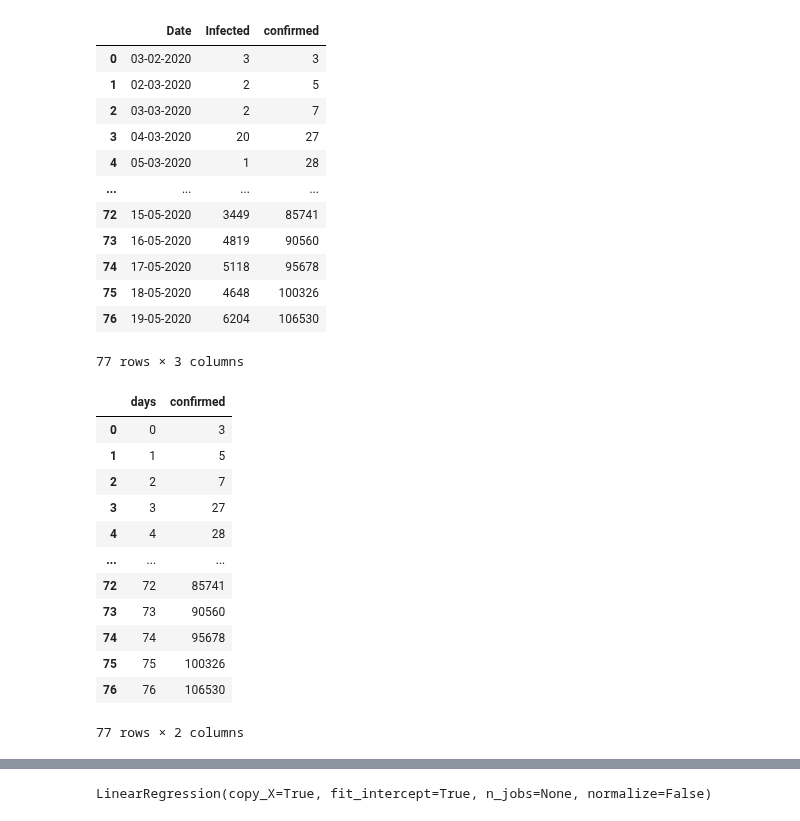
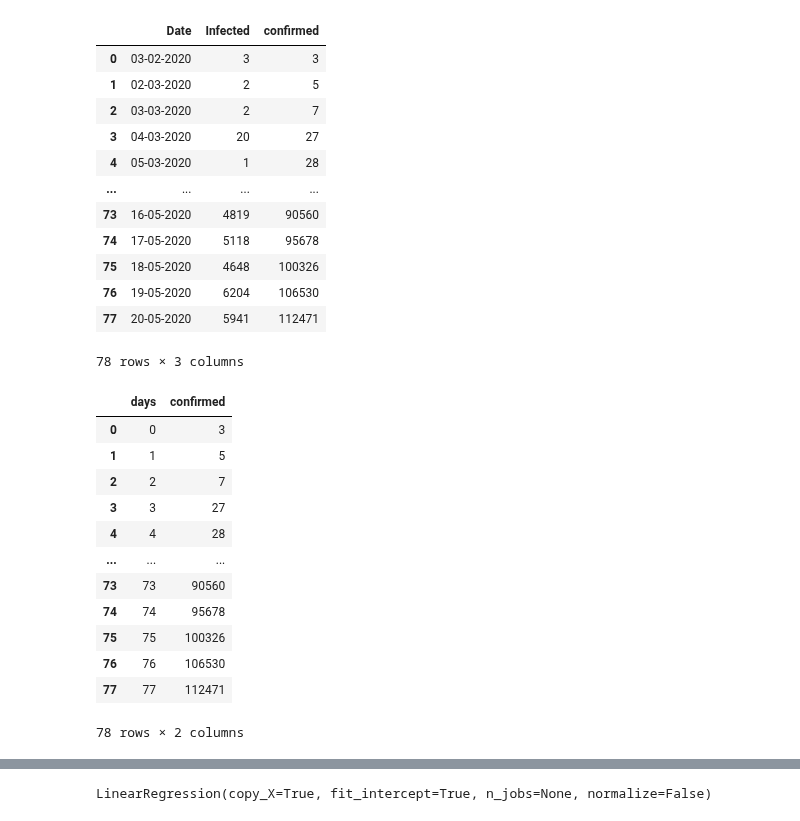
Before and after one commit to firefistKunal/DataScienceN00b, a Jupyter notebook: track_covid-19/query.ipynb, the cells around one changed output, grey strips where cells are left out. Saved outputs shown, nothing was run; the diff lists cells and outputs as text; code cells hidden in the pictures.

```diff
--- a/track_covid-19/query.ipynb
+++ b/track_covid-19/query.ipynb
@@ -6,27 +6,27 @@ from sklearn.linear_model import LinearRegression
 # %%
 df=pd.read_csv('covid-19(India).csv')
 #df['Date']=pd.to_datetime(df.Date)
 #df.sort_values(by='Date')
-data=df.groupby(['Date'], sort=False)['Infected'].agg(np.sum).reset_index()
-data['confirmed']=data['Infected'].cumsum()
-data
+dt=df.groupby(['Date'], sort=False)['Infected'].agg(np.sum).reset_index()
+dt['confirmed']=dt['Infected'].cumsum()
+dt
 # %% [output]
 |  | Date | Infected | confirmed |
 | 0 | 03-02-2020 | 3 | 3 |
 | 1 | 02-03-2020 | 2 | 5 |
 | 2 | 03-03-2020 | 2 | 7 |
 | 3 | 04-03-2020 | 20 | 27 |
 | 4 | 05-03-2020 | 1 | 28 |
 | ... | ... | ... | ... |
-| 72 | 15-05-2020 | 3449 | 85741 |
 | 73 | 16-05-2020 | 4819 | 90560 |
 | 74 | 17-05-2020 | 5118 | 95678 |
 | 75 | 18-05-2020 | 4648 | 100326 |
 | 76 | 19-05-2020 | 6204 | 106530 |
+| 77 | 20-05-2020 | 5941 | 112471 |
-77 rows × 3 columns
+78 rows × 3 columns
 # %%
-data['days']=np.arange(0, len(data), 1)
-data=data[['days', 'confirmed']]
+dt['days']=np.arange(0, len(dt), 1)
+data=dt[['days', 'confirmed']]
 data
 # %% [output]
 |  | days | confirmed |
@@ -36,12 +36,12 @@ data
 | 3 | 3 | 27 |
 | 4 | 4 | 28 |
 | ... | ... | ... |
-| 72 | 72 | 85741 |
 | 73 | 73 | 90560 |
 | 74 | 74 | 95678 |
 | 75 | 75 | 100326 |
 | 76 | 76 | 106530 |
+| 77 | 77 | 112471 |
-77 rows × 2 columns
+78 rows × 2 columns
 # %%
 
 plt.scatter(data['days'], data['confirmed'])
```
Also changed, not shown: parts of 15 cells of this notebook, 1 other file.
